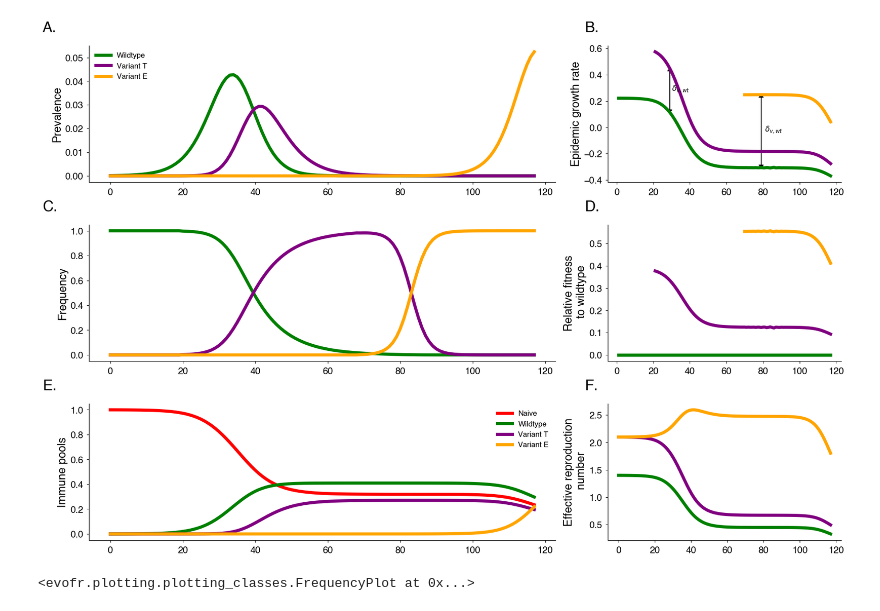
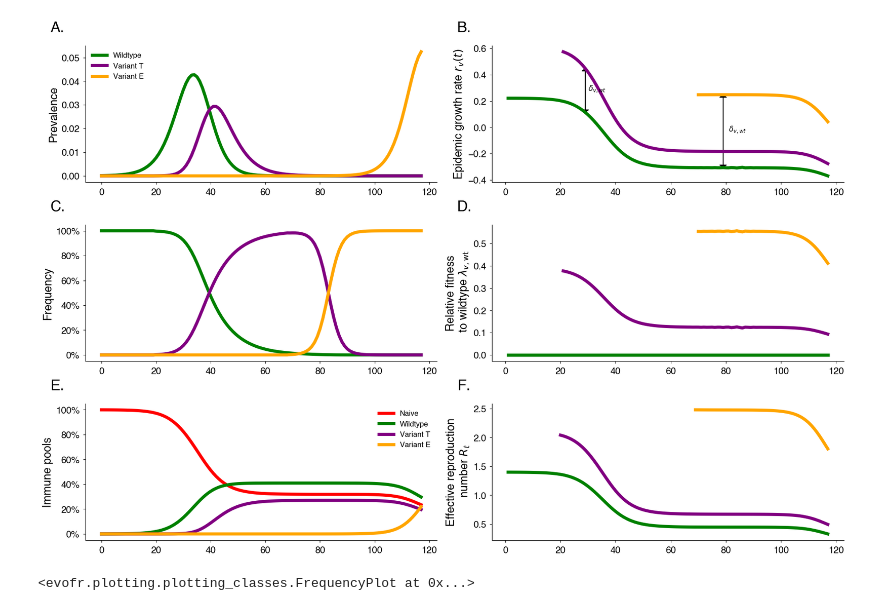
Before and after one commit to blab/relative-fitness-mechanisms, a Jupyter notebook: notebooks/OverviewFigure_GP_Figure.ipynb, the cells around one changed output. Saved outputs shown, nothing was run; the diff lists cells and outputs as text; code cells hidden in the pictures.

Commit message:
Figure 1 edits

```diff
--- a/notebooks/OverviewFigure_GP_Figure.ipynb
+++ b/notebooks/OverviewFigure_GP_Figure.ipynb
@@ -66,7 +67,7 @@ WT_LABEL, VART_LABEL, VARE_LABEL = "Wildtype", "Variant T", "Variant E"
 COLOR_MAP = {WT_LABEL: WT_COLOR, VART_LABEL: VART_COLOR, VARE_LABEL: VARE_COLOR}
 
 fig = plt.figure(figsize=(18., 12.), constrained_layout=True)
-spec = fig.add_gridspec(ncols=2, nrows=3, width_ratios=[1.0, 0.5])
+spec = fig.add_gridspec(ncols=2, nrows=3, width_ratios=[1.0, 1.0])
 
 # Plotting prevalence
 ax_prev = fig.add_subplot(spec[0, 0])
@@ -86,7 +87,7 @@ ax_egr.plot(egr(I_wt), color=WT_COLOR)
 ax_egr.plot(egr(I_vt), color=VART_COLOR)
 ax_egr.plot(egr(I_ve), color=VARE_COLOR)
 
-ax_egr.set_ylabel("Epidemic growth rate")
+ax_egr.set_ylabel("Epidemic growth rate " + r"$r_v(t)$")
 
 ## Adding arrows
 def add_arrows(ax, t, y1, y2, label, text_offset, horizontalalignment="left"):
@@ -116,52 +117,68 @@ ax_freq.plot(I_wt / (I_wt + I_vt + I_ve), color=WT_COLOR, label=WT_LABEL)
 ax_freq.plot(I_vt / (I_wt + I_vt + I_ve), color=VART_COLOR, label=VART_LABEL)
 ax_freq.plot(I_ve / (I_wt + I_vt + I_ve), color=VARE_COLOR, label=VARE_LABEL)
 ax_freq.set_ylabel("Frequency")
+ax_freq.yaxis.set_major_formatter(mtick.PercentFormatter(1.0))
 
 # Relative fitness
 delta_wt = egr_wt - egr_wt
 delta_ve = egr_ve - egr_wt
 delta_vt = egr_vt - egr_wt
 
+ind_wt = ~jnp.isnan(delta_wt)
+ind_ve = ~jnp.isnan(delta_ve)
+ind_vt = ~jnp.isnan(delta_vt)
+
 ax_relfit = fig.add_subplot(spec[1, 1])
 ax_relfit.plot(delta_wt, color=WT_COLOR, label=WT_LABEL)
 ax_relfit.plot(delta_vt, color=VART_COLOR, label=VART_LABEL)
 ax_relfit.plot(delta_ve, color=VARE_COLOR, label=VARE_LABEL)
-
-ax_relfit.set_ylabel("Relative fitness\n to wildtype")
+ax_relfit.set_ylabel("Relative fitness\n to wildtype " + r"$\lambda_{v, \text{wt}}$")
 
 # Add in immune pools
 ax_immune = fig.add_subplot(spec[2, 0])
 ax_immune.plot(S, color="red", label="Naive")
 ax_immune.plot(phi_wt, color=WT_COLOR, label=WT_LABEL)
 ax_immune.plot(phi_vt, color=VART_COLOR, label=VART_LABEL)
 ax_immune.plot(phi_ve, color=VARE_COLOR, label=VARE_LABEL)
 ax_immune.set_ylabel("Immune pools")
 ax_immune.legend(frameon=False)
+ax_immune.yaxis.set_major_formatter(mtick.PercentFormatter(1.0))
 
 # Add in Rt
 ax_rt = fig.add_subplot(spec[2, -1])
-ax_rt.plot(beta_wt * S / gam_wt, color=WT_COLOR, label=WT_LABEL)
-ax_rt.plot(beta_wt * eta_T * S  / gam_wt, color=VART_COLOR, label=VART_LABEL)
-ax_rt.plot(beta_wt * eta_T * (eta_E * phi_wt + eta_E * phi_wt  + S) / gam_wt, color=VARE_COLOR, label=VARE_LABEL)
-#TODO: Hide before variant introduced... Same for prev and frequency
-ax_rt.set_ylabel("Effective reproduction\n number")
+ax_rt.plot(
+    jnp.where(ind_wt, beta_wt * S / gam_wt, jnp.nan),
+    color=WT_COLOR,
+    label=WT_LABEL
+)
+ax_rt.plot(
+    jnp.where(ind_vt, beta_wt * eta_T * S  / gam_wt, jnp.nan),
+    color=VART_COLOR,
+    label=VART_LABEL
+)
+ax_rt.plot(
+    jnp.where(ind_ve, beta_wt * eta_T * (eta_E * phi_wt + eta_E * phi_wt  + S) / gam_wt, jnp.nan),
+    color=VARE_COLOR,
+    label=VARE_LABEL
+)
+ax_rt.set_ylabel("Effective reproduction\n number " + r"$R_t$" )
 
 import string
 axes = [ax_prev, ax_egr, ax_freq, ax_relfit, ax_immune, ax_rt]
 ax_labels = string.ascii_uppercase
 
 for ax, ax_label in zip(axes, ax_labels):
     ax.text(-0.1, 1.1, ax_label + ".", transform=ax.transAxes, size=24, weight='bold')
 
 #TODO: Compute EGR by hand
 #TODO: Comparing futures for variants with differnt properties at same starting point!
 
 #Comment: Panel C things rise at similar point in time (?).
     # How to highlight that different mechanim is explaining this difference?
 
 fig.savefig(PRES_PATH + "vis_mechanisms.png")
 # %% [output]
-[figure, old version]
+[figure, new version]
 # %%
 # Estimating from sequence counts
 
```
Also changed, not shown: parts of 6 cells of this notebook, 2 other files.
